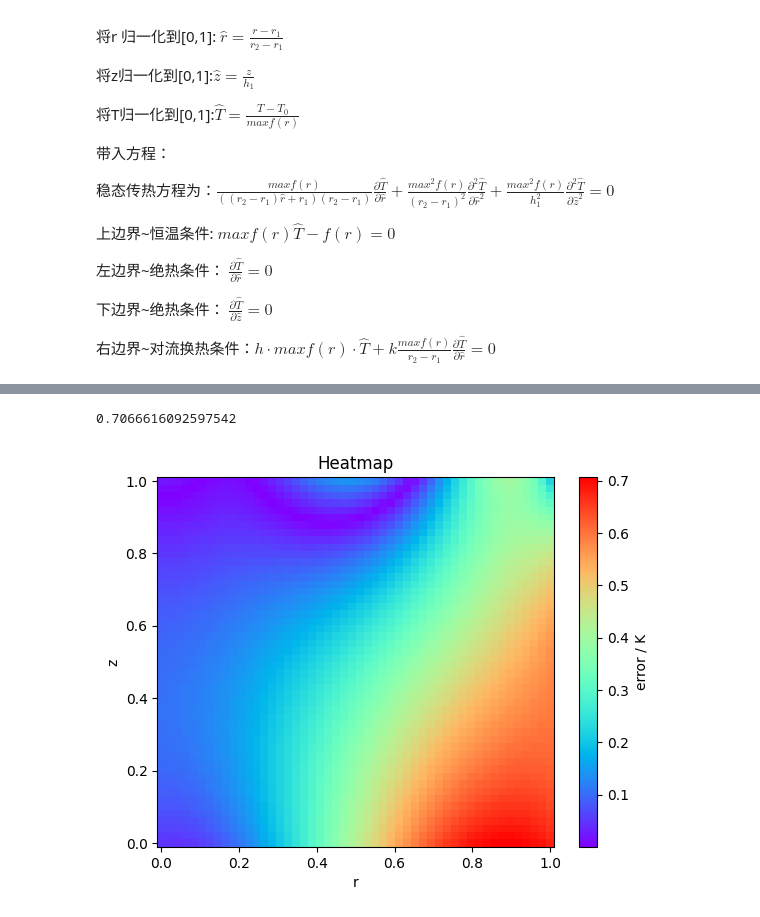
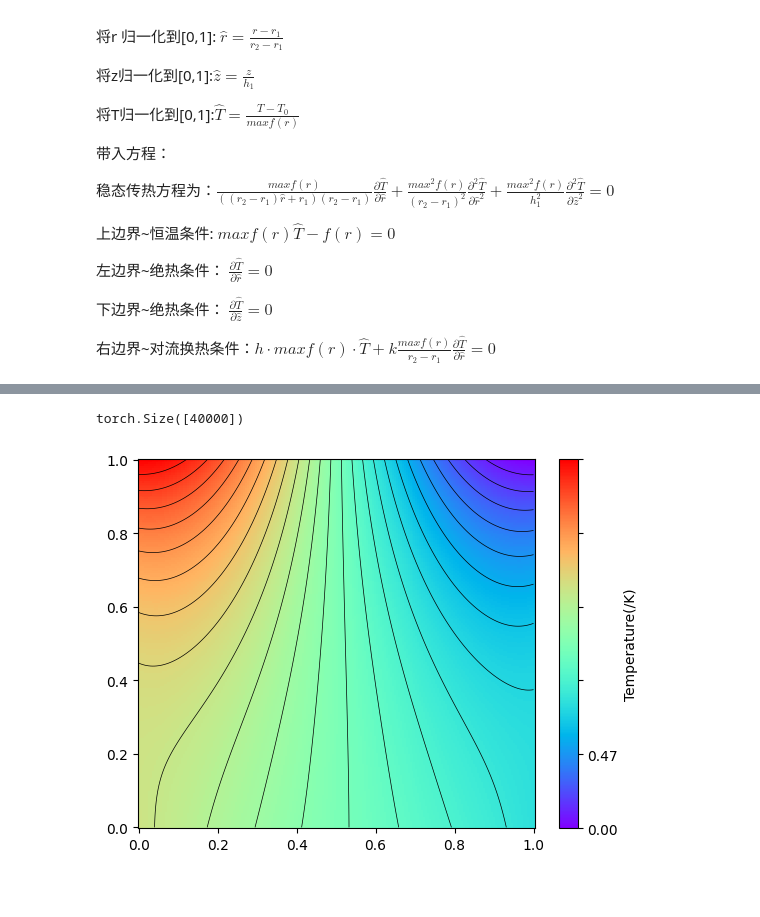
Before and after one commit to Yaoshengtai/PINN-Thermosolid-F-R, a Jupyter notebook: heat_forward.ipynb, the cells around one changed output, grey strips where cells are left out. Drawn from its saved outputs; the diff is of its cells as text; code cells hidden in the pictures; blank space fills up the shorter version.

```diff
--- a/heat_forward.ipynb
+++ b/heat_forward.ipynb
@@ -281,3 +312,41 @@ FileNotFoundError: [Errno 2] No such file or directory: 'run1/image/upboundary.p
+# %%
+x=torch.linspace(0.0, 1.0, 200).requires_grad_()
+y=torch.linspace(0.0, 1.0, 200).requires_grad_()
+xy_tensor = torch.cartesian_prod(x, y).to(device)
+
+xx = torch.squeeze(xy_tensor[:, 0])
+yy = torch.squeeze(xy_tensor[:, 1])
+
+uu=fcnn_approximator.__call__(xx,yy)
+print(uu.shape)
+uu=(1-yy)*uu+2*xx**3-3*xx**2+1
+uu=uu.detach().cpu().numpy()
+fem=pd.read_csv('./data/new.txt',delimiter=r'\s+')
+uu_di=abs(uu*args.maxf+303.15-fem['T'].values)
+
+x=x.detach().cpu().numpy()
+y=y.detach().cpu().numpy()
+
+x, y = np.meshgrid(x,y)
+
+heatmap=plt.pcolormesh(x, y, uu.reshape(x.shape).T, cmap='rainbow')
+plt.contour(x, y, uu.reshape(x.shape).T, 30,colors='black', linewidths=0.5)
+cbar=plt.colorbar(heatmap,label='Temperature(/K)')
+# 添加轴标签
+# 手动设置 colorbar 的刻度标签
+# cbar_ticks = [uu_di.min(), uu_di.max()]  # 设置刻度标签为最小值和最大值
+# cbar.set_ticks(cbar_ticks)
+
+#设置刻度标签的文本，可以使用字符串格式化来显示具体值
+cbar_ticklabels = [f'{tick:.2f}' for tick in cbar_ticks]
+cbar.set_ticklabels(cbar_ticklabels)
+# plt.set_xlabel('r')
+# plt.set_ylabel('z')
+# plt.set_title('Heatmap_compare')
+plt.show()
+# %% [output]
+torch.Size([40000])
+[figure, added]
 # %%
 import torch
 import numpy as np
@@ -321,22 +372,0 @@ solution_uu_or=abs(solution_uu_array*maxf+303.15)
-# %%
-print(max(solution_uu_di))
-# %% [output]
-0.7066616092597542
-# %%
-xx, yy = np.meshgrid(solution_xx.detach().cpu().numpy(),solution_yy.detach().cpu().numpy())
-# 创建热力图
-plt.clf()
-heatmap=plt.pcolormesh(xx, yy, solution_uu_di.reshape(xx.shape).T, cmap='rainbow')  # cmap是颜色映射，你可以根据需要选择
-#contour_lines = plt.contour(xx, yy,solution_uu_array.reshape(xx.shape).T, colors='black', linewidths=0.5,level=15)
-# 添加颜色条
-cbar=plt.colorbar(heatmap,label='error / K')
-# 添加轴标签
-plt.xlabel('r')
-plt.ylabel('z')
-plt.title('Heatmap')
-# 显示图形
-#plt.legend()
-#plt.show()
-plt.savefig("./image/compare.png")
-# %% [output]
-[figure, removed]
```
Also changed, not shown: parts of 8 cells of this notebook, 11 other files.
